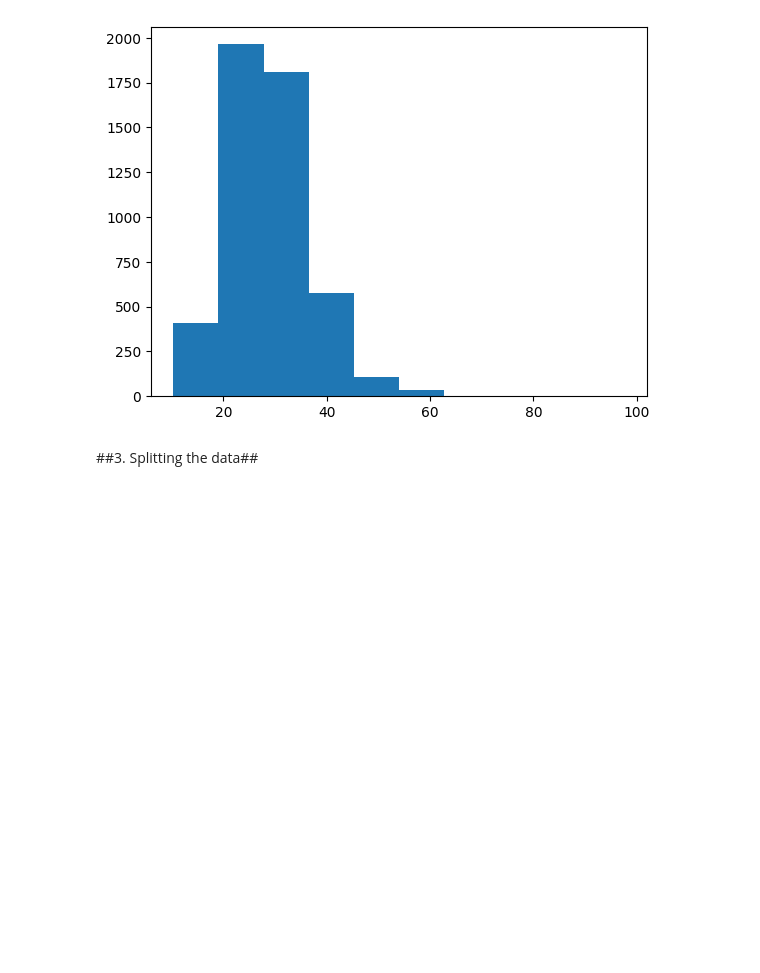
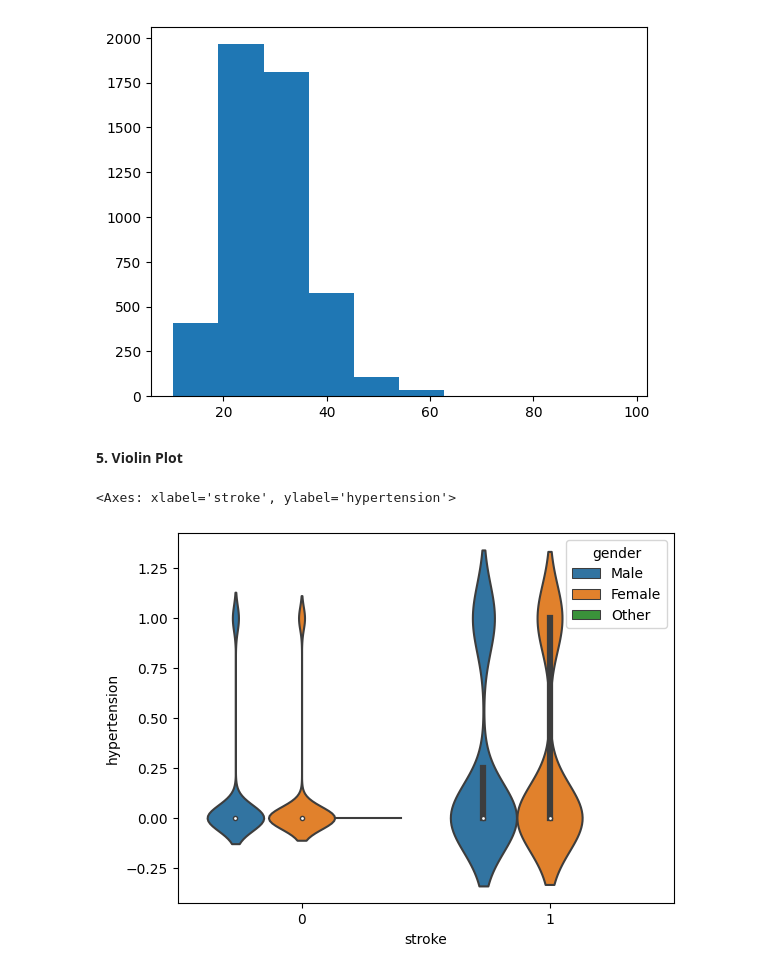
Before and after one commit to nour614/Stroke-Prediction-, a Jupyter notebook: Nour_Tafa_Stroke_Prediction.ipynb, the cells around one changed output. Saved outputs shown, nothing was run; the diff lists cells and outputs as text; code cells hidden in the pictures; blank space fills up the shorter version.

```diff
--- a/Nour_Tafa_Stroke_Prediction.ipynb
+++ b/Nour_Tafa_Stroke_Prediction.ipynb
@@ -237,5 +230,3 @@ plt.hist(df['bmi'])
         88.87, 97.6 ]),
  <BarContainer object of 10 artists>)
 [figure]
-# %% [markdown]
-##3. Splitting the data##
@@ -247,0 +233,7 @@ y = df['stroke'].copy()
+# %% [markdown]
+**5. Violin Plot**
+# %%
+sns.violinplot(x="stroke", y="hypertension", hue="gender", data=df)
+# %% [output]
+<Axes: xlabel='stroke', ylabel='hypertension'>
+[figure, added]
```
Also changed, not shown: parts of 10 cells of this notebook.
